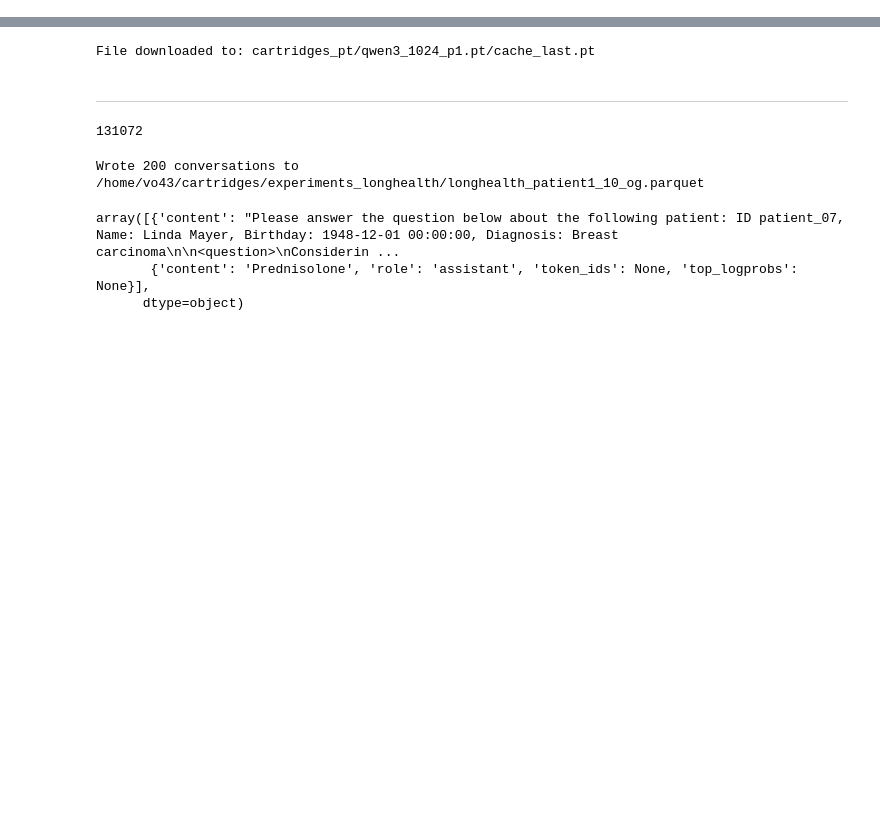
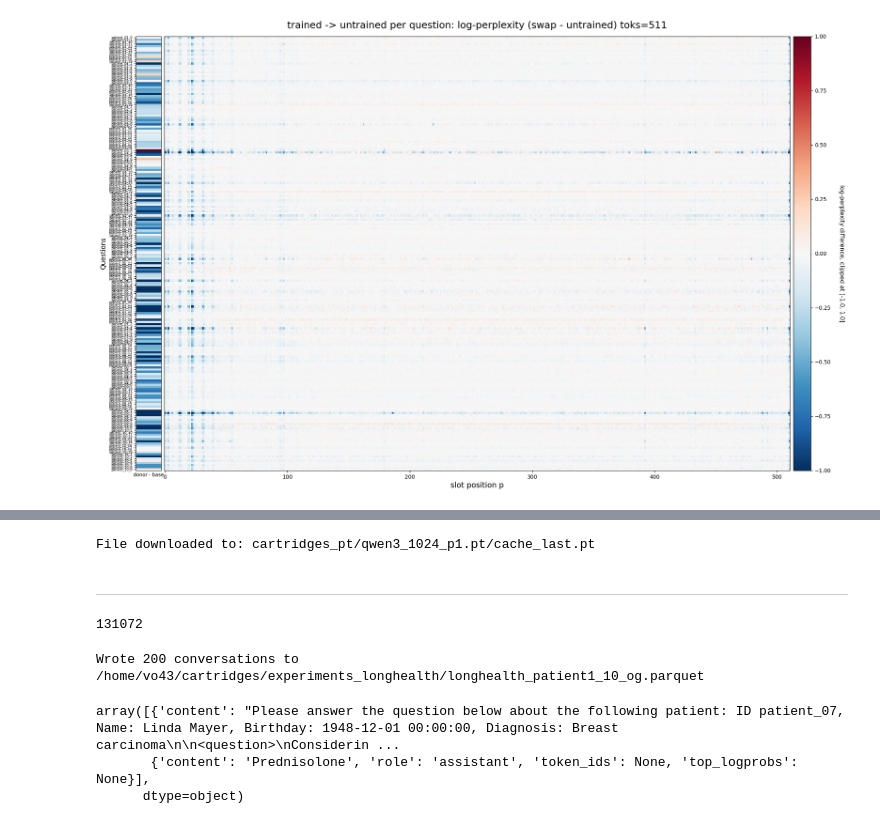
Before and after one commit to qtris123/gated-continual-cartridges, a Jupyter notebook: experiments_longhealth/explore.ipynb, the cells around one changed output, grey strips where cells are left out. Drawn from its saved outputs; the diff is of its cells as text; code cells hidden in the pictures; blank space fills up the shorter version.

Commit message:
add visualizations

```diff
--- a/experiments_longhealth/explore.ipynb
+++ b/experiments_longhealth/explore.ipynb
@@ -0,0 +5,4 @@
+# %%
+import torch
+file = r"C:\qtri\Self-learning\SEACrowd\gated-continual-cartridges\outputs\swapping_20260422_185334_local\per_token_slot_llama_toks512_init_vs_trained_A_into_B_per_question\per_slot_swap.pt"
+data_dict = torch.load(file, map_location='cpu')
@@ -0,0 +13,94 @@
+# %%
+import torch
+import matplotlib.pyplot as plt
+import matplotlib.gridspec as gridspec
+import numpy as np
+NUM_QUESTIONS, NUM_SLOTS = data_dict['grid_per_q'].shape
+
+# --- STEP 2: SORT DATA BY QUESTION ID ---
+
+# 1. Get the indices that would sort the question_ids list alphabetically
+original_q_ids = data_dict['question_ids']
+sorted_indices = sorted(range(len(original_q_ids)), key=lambda k: original_q_ids[k])
+
+# 2. Sort the question_ids list
+sorted_q_ids = [original_q_ids[i] for i in sorted_indices]
+
+# 3. Convert indices to a tensor to reorder the PyTorch data tensors
+idx_tensor = torch.tensor(sorted_indices)
+
+sorted_grid_per_q = data_dict['grid_per_q'][idx_tensor]
+sorted_base_per_q = data_dict['base_per_q'][idx_tensor]
+sorted_donor_per_q = data_dict['donor_per_q'][idx_tensor]
+
+
+# --- STEP 3: DATA PROCESSING ---
+
+# 1. Main Grid Data: (sorted_grid) - (sorted_base broadcasted)
+main_grid_data = sorted_grid_per_q - sorted_base_per_q.unsqueeze(1)
+
+# 2. Left Column Data: (sorted_donor - sorted_base)
+left_col_data = (sorted_donor_per_q - sorted_base_per_q).unsqueeze(1)
+
+# 3. Fixed bounds from -1.0 to 1.0
+VMIN = -1.0
+VMAX = 1.0
+
+# 4. Clip data to bounds and convert to NumPy for plotting
+clipped_grid = torch.clamp(main_grid_data, VMIN, VMAX).numpy()
+clipped_col = torch.clamp(left_col_data, VMIN, VMAX).numpy()
+
+
+# --- STEP 4: HEATMAP PLOTTING WITH GRIDSPEC ---
+
+# Establish a large canvas
+fig = plt.figure(figsize=(20, 14))
+
+# Partition layout into a 1x3 grid: [narrow column, wide grid, narrow cbar]
+gs = gridspec.GridSpec(1, 3, width_ratios=[1, 25, 0.7], wspace=0.015)
+
+# Diverging Colormap
+cmap_val = 'RdBu_r'
+
+# --- 4a. Plot Left Column (Subplot 1) ---
+ax_col = fig.add_subplot(gs[0])
+im_col = ax_col.imshow(clipped_col, aspect='auto', cmap=cmap_val,
+                       vmin=VMIN, vmax=VMAX)
+
+# Y-Axis labels using the SORTED question IDs
+ax_col.set_yticks(np.arange(NUM_QUESTIONS))
+ax_col.set_yticklabels(sorted_q_ids, fontsize=6)
+ax_col.set_ylabel("Questions", fontsize=12)
+
+# Column-specific X details
+ax_col.set_xticks([])
+ax_col.set_xlabel('donor - base', fontsize=9)
+
+
+# --- 4b. Plot Main Grid (Subplot 2) ---
+ax_grid = fig.add_subplot(gs[1])
+im_grid = ax_grid.imshow(clipped_grid, aspect='auto', cmap=cmap_val,
+                        vmin=VMIN, vmax=VMAX)
+
+# Grid Layout and Titles
+ax_grid.set_yticks([]) # Hide Y ticks here since they are on the left column
+ax_grid.set_xlabel("slot position p", fontsize=14)
+ax_grid.set_title(f"trained -> untrained per question: log-perplexity (swap - untrained) toks={NUM_SLOTS}",
+                  fontsize=18, pad=15)
+
+
+# --- 4c. Plot Colorbar (Subplot 3) ---
+cbar_ax = fig.add_subplot(gs[2])
+cbar = fig.colorbar(im_grid, cax=cbar_ax, orientation='vertical')
+
+# Updated label to reflect fixed bounds
+cbar.set_label("log-perplexity difference, clipped at [-1.0, 1.0]",
+               rotation=270, labelpad=25, fontsize=11)
+
+
+# --- FINAL REFINEMENT ---
+plt.subplots_adjust(bottom=0.1, top=0.9, left=0.08, right=0.95)
+
+plt.show()
+# %% [output]
+[figure, added]
```
Also changed, not shown: parts of 7 cells of this notebook, 26 other files.
